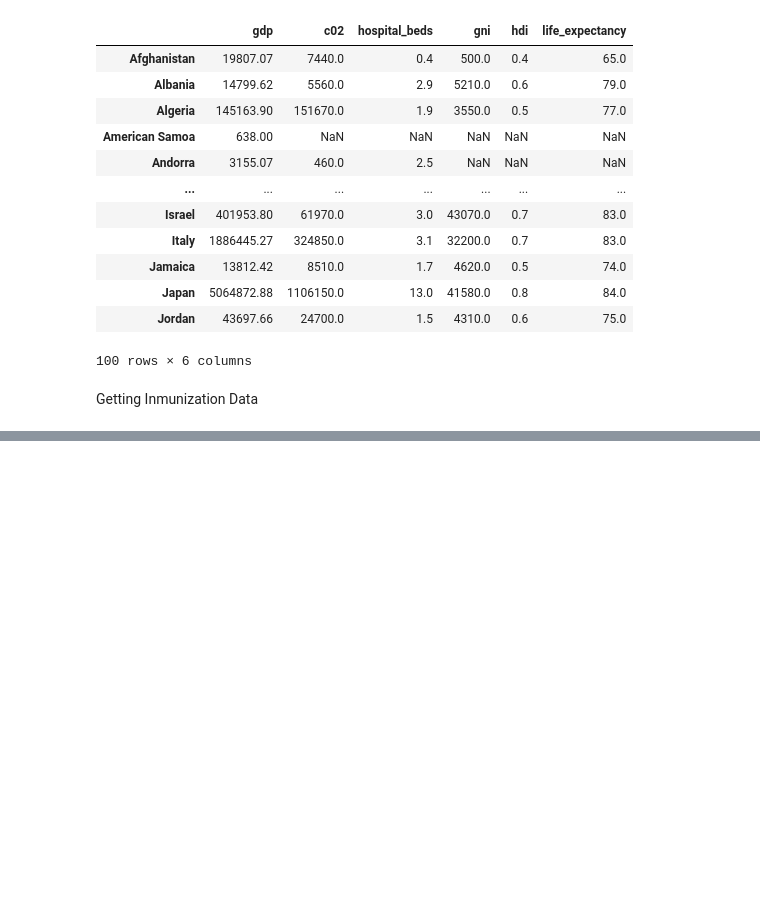
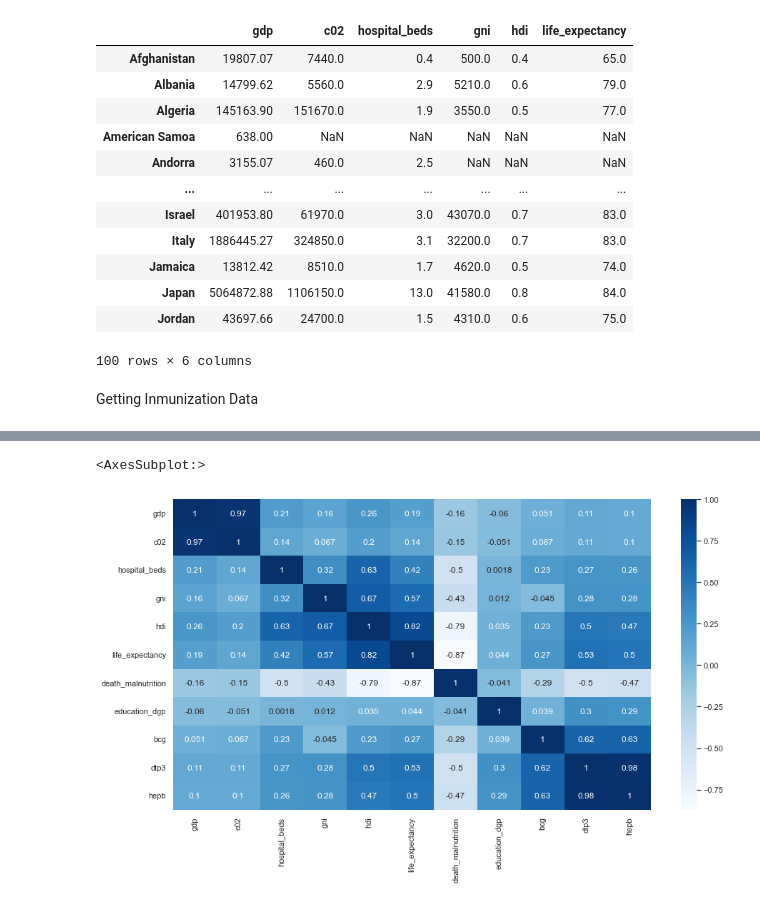
Before and after one commit to xavierpaez/regression-project-metis, a Jupyter notebook: mvp-anaylsis.ipynb, the cells around one changed output, grey strips where cells are left out. Saved outputs shown, nothing was run; the diff lists cells and outputs as text; code cells hidden in the pictures; blank space fills up the shorter version.

```diff
--- a/mvp-anaylsis.ipynb
+++ b/mvp-anaylsis.ipynb
@@ -148,3 +152,16 @@ memory usage: 9.1+ KB
+# %%
+import seaborn as sns
+%matplotlib inline
+corr = df.corr()
+
+# plot the heatmap
+sns.set(rc = {'figure.figsize':(15,8)})
+sns.heatmap(corr,
+        xticklabels=corr.columns,
+        yticklabels=corr.columns, cmap="Blues", annot=True)
+# %% [output]
+<AxesSubplot:>
+[figure, added]
 # %%
 import statsmodels.api as sm
 Y = df["life_expectancy"]
```
Also changed, not shown: parts of 8 cells of this notebook.
